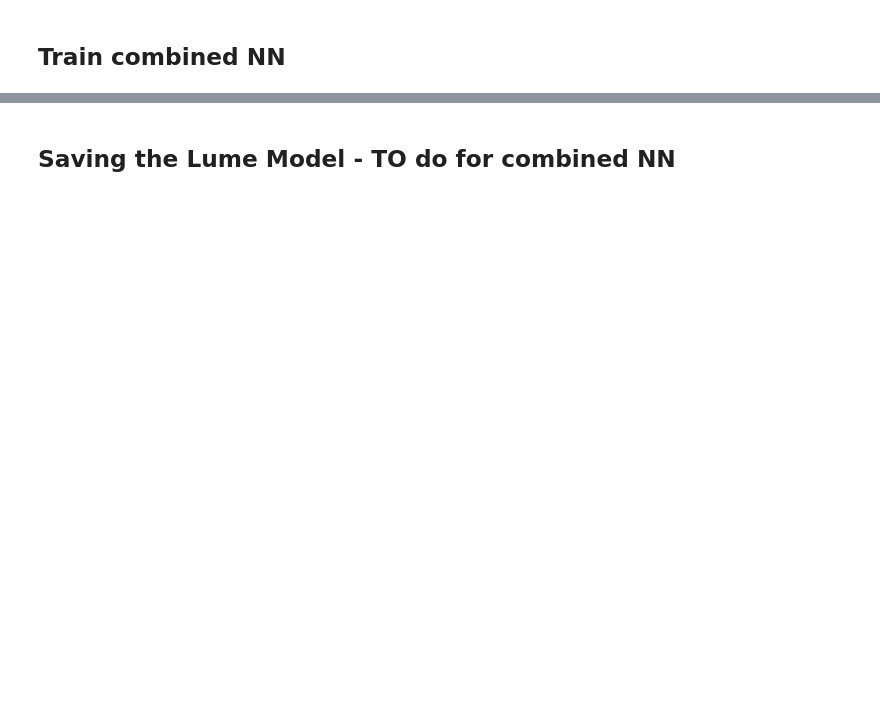
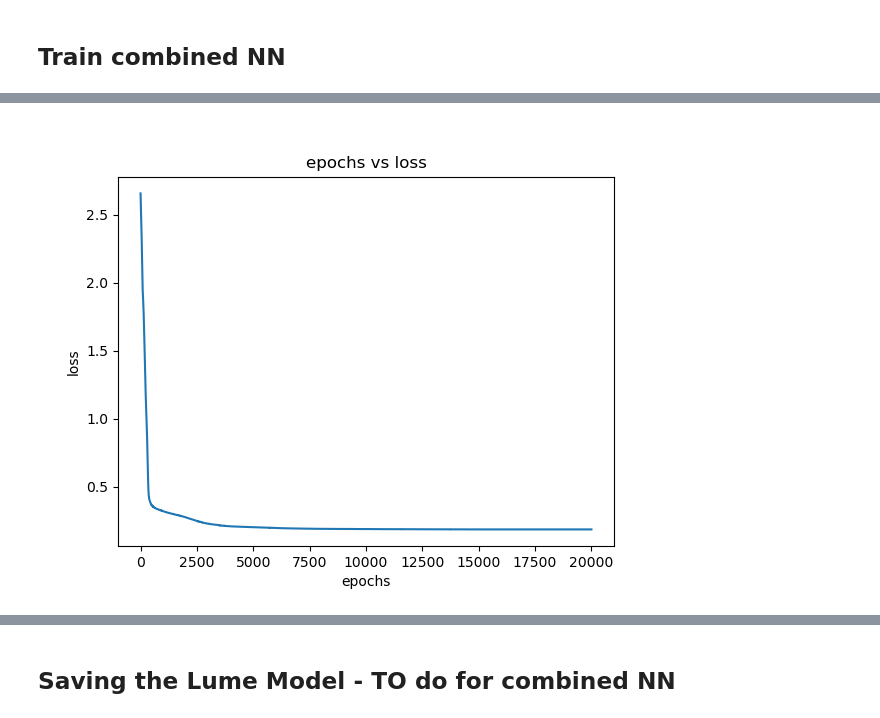
Before and after one commit to BLAST-AI-ML/synapse, a Jupyter notebook: ml/NN_training/mongo_NN.ipynb, the cells around one changed output, grey strips where cells are left out. Saved outputs shown, nothing was run; the diff lists cells and outputs as text; code cells hidden in the pictures; blank space fills up the shorter version.

```diff
--- a/ml/NN_training/mongo_NN.ipynb
+++ b/ml/NN_training/mongo_NN.ipynb
@@ -117,14 +107,17 @@ plt.ylabel(input_names[-1])
 # %%
-norm_expt_inputs_training = torch.tensor( norm_expt_training_set_df[input_names].values, dtype=torch.float)
-norm_expt_outputs_training = torch.tensor( norm_expt_training_set_df[output_names].values, dtype=torch.float)
-norm_sim_inputs_training = torch.tensor( norm_sim_training_set_df[input_names].values, dtype=torch.float)
-norm_sim_outputs_training = torch.tensor( norm_sim_training_set_df[output_names].values, dtype=torch.float)
+norm_expt_inputs_training = torch.tensor( norm_df[norm_df.experiment_flag==1][input_names].values, dtype=torch.float)
+norm_expt_outputs_training = torch.tensor( norm_df[norm_df.experiment_flag==1][output_names].values, dtype=torch.float)
+norm_sim_inputs_training = torch.tensor( norm_df[norm_df.experiment_flag==0][input_names].values, dtype=torch.float)
+norm_sim_outputs_training = torch.tensor( norm_df[norm_df.experiment_flag==0][output_names].values, dtype=torch.float)
 # %% [markdown]
 <h2> Train combined NN
 # %%
 calibrated_nn = CombinedNN(learning_rate=0.0005)
-calibrated_nn.train_model(norm_sim_inputs_training, norm_sim_outputs_training,
-                    norm_expt_inputs_training, norm_expt_outputs_training, num_epochs=20000)
+calibrated_nn.train_model(
+    norm_sim_inputs_training, norm_sim_outputs_training,
+    norm_expt_inputs_training, norm_expt_outputs_training,
+    num_epochs=20000)
 
 calibrated_nn.plot_loss()
 plt.yscale('log')
+# %% [output]
@@ -131,3 +134,4 @@ plt.yscale('log')
+[figure, added]
 # %%
 # Create a 3D plot
 fig = plt.figure()
```
Also changed, not shown: parts of 11 cells of this notebook.
